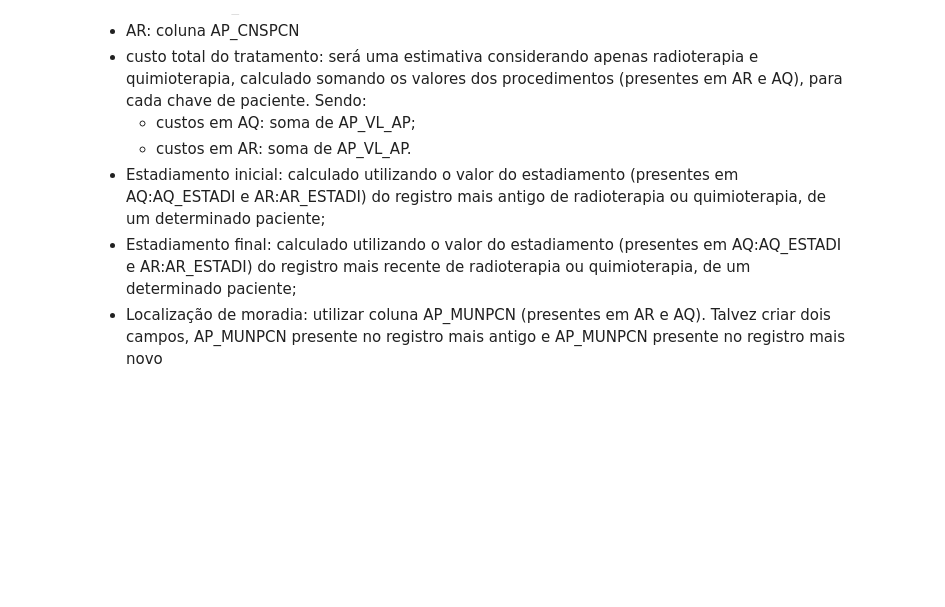
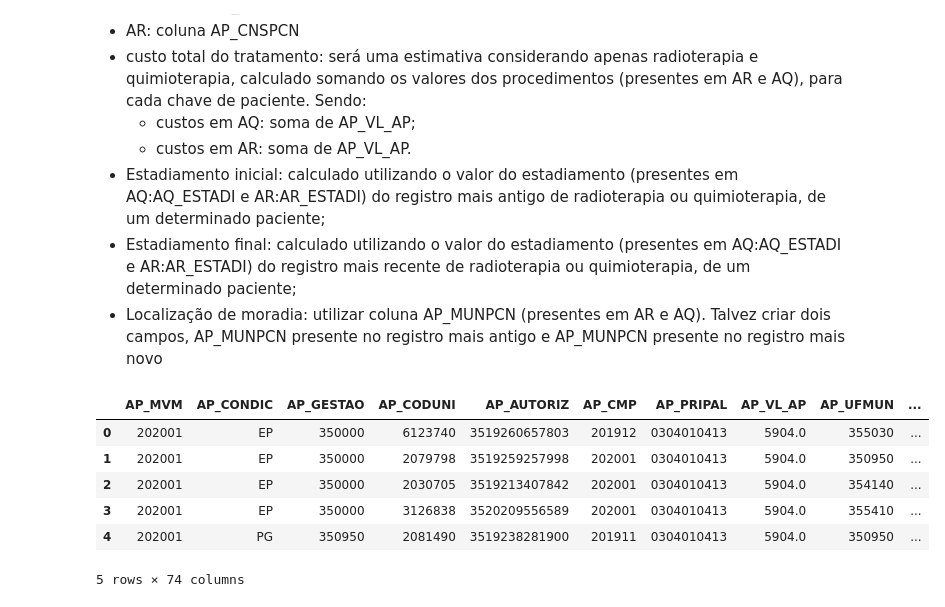
Before and after one commit to heber-augusto/sus-kpis-analysis, a Jupyter notebook: sia/indicadores_monitor_rosa_sia_pa.ipynb, the cells around one changed output. Drawn from its saved outputs; the diff is of its cells as text; code cells hidden in the pictures; blank space fills up the shorter version.

```diff
--- a/sia/indicadores_monitor_rosa_sia_pa.ipynb
+++ b/sia/indicadores_monitor_rosa_sia_pa.ipynb
@@ -292,3 +388,13 @@ Colunas:
  - Estadiamento inicial: calculado utilizando o valor do estadiamento (presentes em AQ:AQ_ESTADI e AR:AR_ESTADI) do registro mais antigo de radioterapia ou quimioterapia, de um determinado paciente;
  - Estadiamento final: calculado utilizando o valor do estadiamento (presentes em AQ:AQ_ESTADI e AR:AR_ESTADI) do registro mais recente de radioterapia ou quimioterapia, de um determinado paciente;
  - Localização de moradia: utilizar coluna AP_MUNPCN (presentes em AR e AQ). Talvez criar dois campos, AP_MUNPCN presente no registro mais antigo e AP_MUNPCN presente no registro mais novo
+# %%
+cancer_dataframe_ar.head()
+# %% [output]
+|  | AP_MVM | AP_CONDIC | AP_GESTAO | AP_CODUNI | AP_AUTORIZ | AP_CMP | AP_PRIPAL | AP_VL_AP | AP_UFMUN | ... |
+| 0 | 202001 | EP | 350000 | 6123740 | 3519260657803 | 201912 | 0304010413 | 5904.0 | 355030 | ... |
+| 1 | 202001 | EP | 350000 | 2079798 | 3519259257998 | 202001 | 0304010413 | 5904.0 | 350950 | ... |
+| 2 | 202001 | EP | 350000 | 2030705 | 3519213407842 | 202001 | 0304010413 | 5904.0 | 354140 | ... |
+| 3 | 202001 | EP | 350000 | 3126838 | 3520209556589 | 202001 | 0304010413 | 5904.0 | 355410 | ... |
+| 4 | 202001 | PG | 350950 | 2081490 | 3519238281900 | 201911 | 0304010413 | 5904.0 | 350950 | ... |
+5 rows × 74 columns
```
Also changed, not shown: parts of 7 cells of this notebook.
